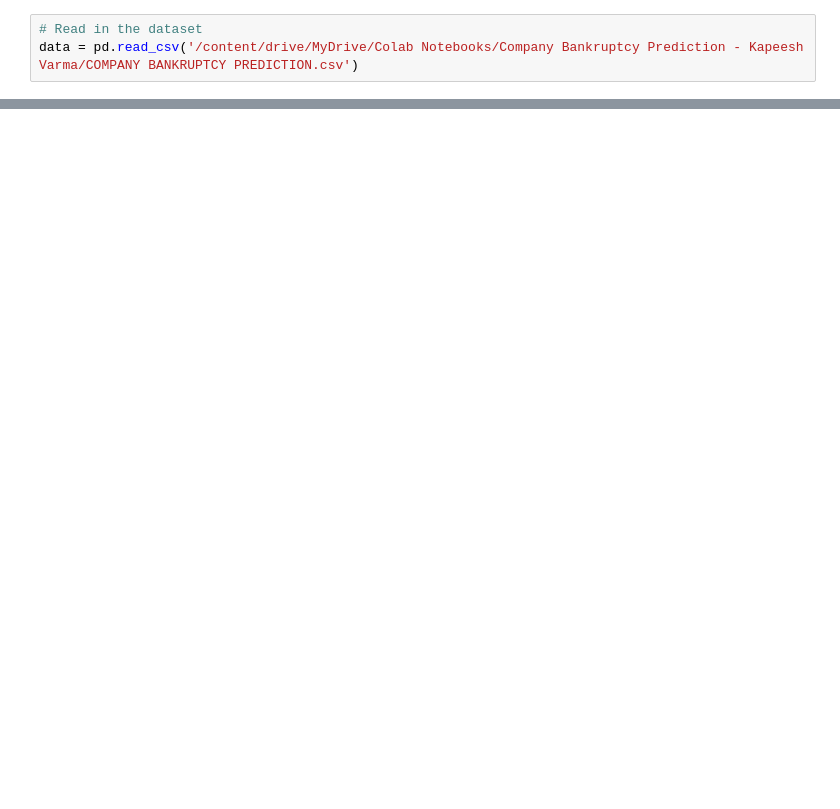
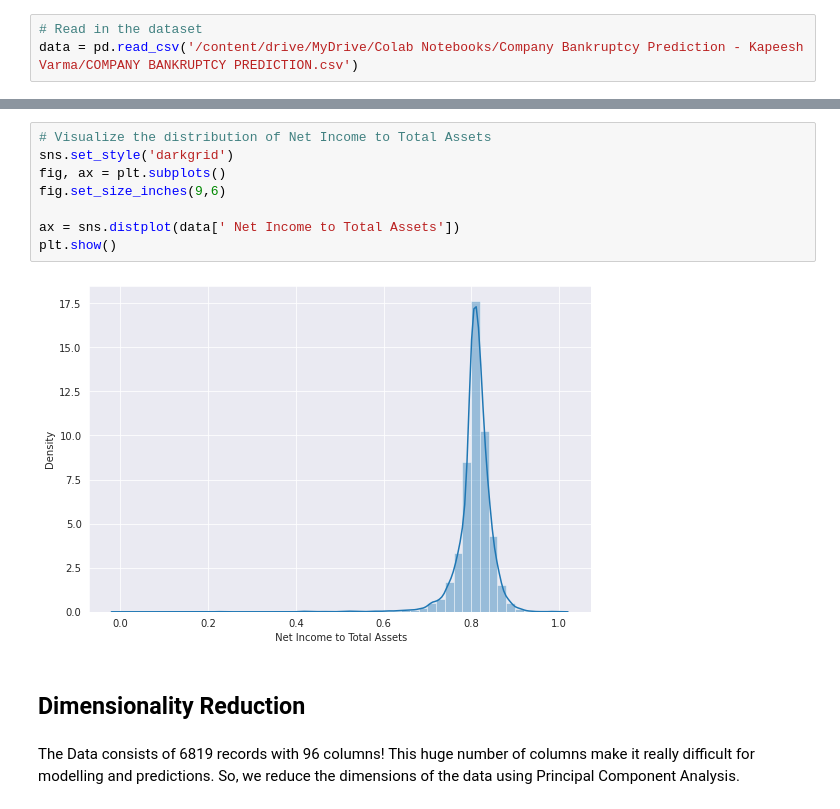
Before and after one commit to kapeeshvarma/Company-Bankruptcy-Prediction, a Jupyter notebook: Company_Bankruptcy_Prediction_Capstone_Project.ipynb, the cells around one changed output, grey strips where cells are left out. Saved outputs shown, nothing was run; the diff lists cells and outputs as text; blank space fills up the shorter version.

```diff
--- a/Company_Bankruptcy_Prediction_Capstone_Project.ipynb
+++ b/Company_Bankruptcy_Prediction_Capstone_Project.ipynb
@@ -36,0 +84,14 @@ data.head(5)
+# %%
+# Visualize the distribution of Net Income to Total Assets
+sns.set_style('darkgrid')
+fig, ax = plt.subplots()
+fig.set_size_inches(9,6)
+
+ax = sns.distplot(data[' Net Income to Total Assets'])
+plt.show()
+# %% [output]
+[figure, added]
+# %% [markdown]
+## Dimensionality Reduction
+# %% [markdown]
+The Data consists of 6819 records with 96 columns! This huge number of columns make it really difficult for modelling and predictions. So, we reduce the dimensions of the data using Principal Component Analysis.
```
Also changed, not shown: parts of 13 cells of this notebook.
